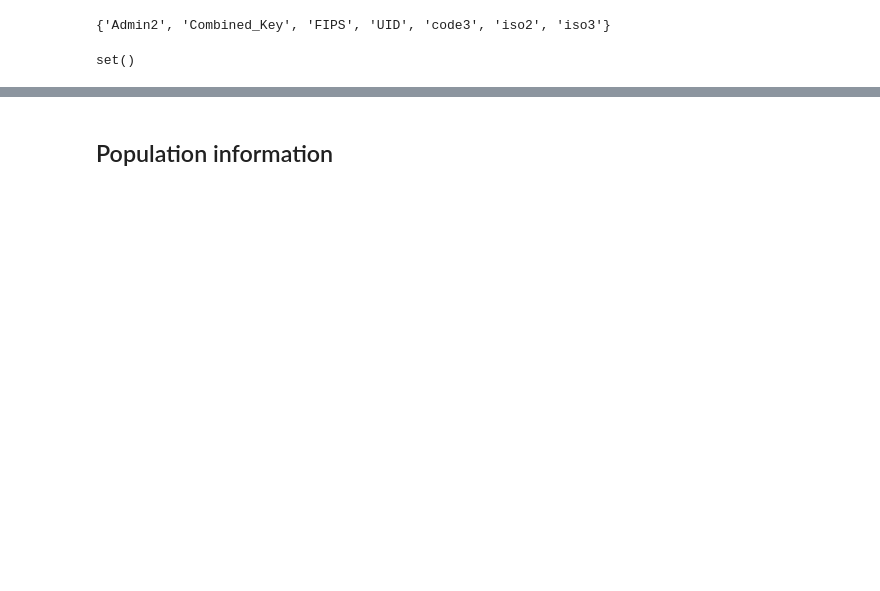
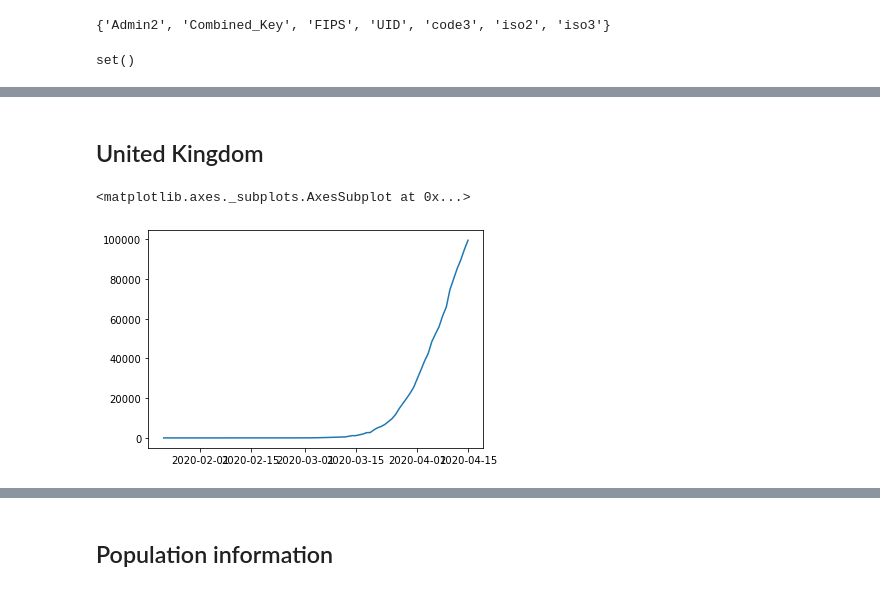
Before and after one commit to jaysttw/covid-19-analyses, a Jupyter notebook: COVID-19.ipynb, the cells around one changed output, grey strips where cells are left out. Cells and saved outputs as stored; diff of their text form; code cells hidden in the pictures; blank space fills up the shorter version.

```diff
--- a/COVID-19.ipynb
+++ b/COVID-19.ipynb
@@ -100,0 +108,7 @@ np.log(df_by_country.sum(axis=1)).diff().hist(bins=100)
+# %% [markdown]
+## United Kingdom
+# %%
+df_by_country['United Kingdom'].plot()
+# %% [output]
+<matplotlib.axes._subplots.AxesSubplot at 0x...>
+[figure, added]
```
Also changed, not shown: parts of 32 cells of this notebook.
